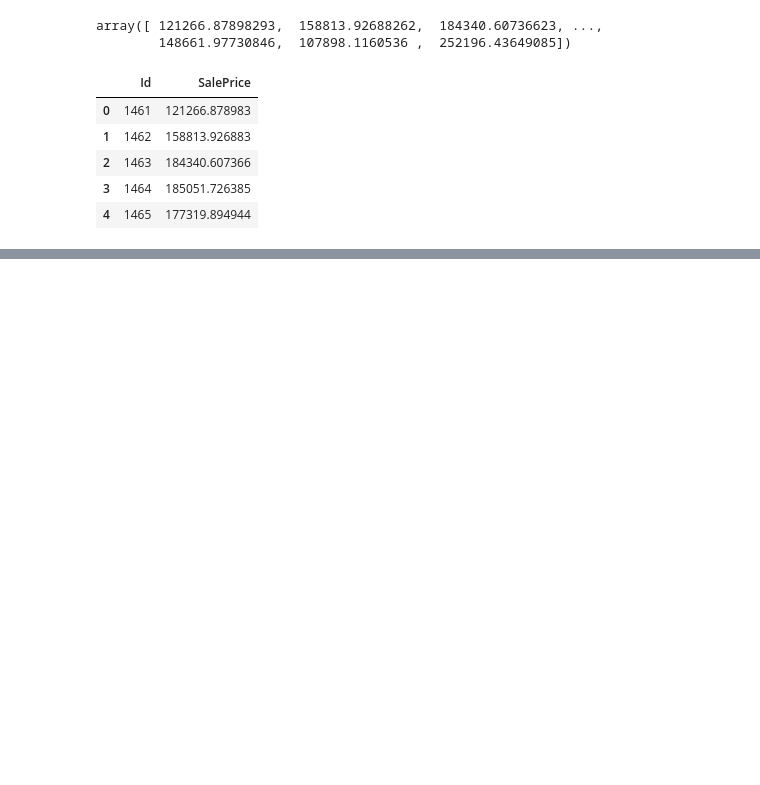
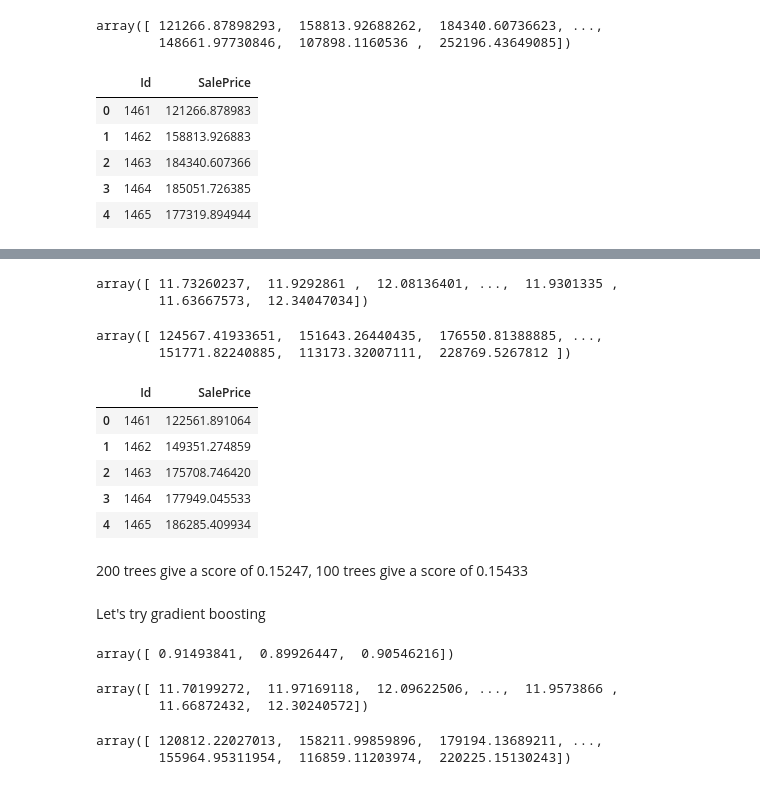
Before and after one commit to sushant2811/KaggleHousingPrices, a Jupyter notebook: KaggleHousingPrices.ipynb, the cells around one changed output, grey strips where cells are left out. Drawn from its saved outputs; the diff is of its cells as text; code cells hidden in the pictures; blank space fills up the shorter version.

Commit message:
Random forest and gradient boosting with cross validation

```diff
--- a/KaggleHousingPrices.ipynb
+++ b/KaggleHousingPrices.ipynb
@@ -2104,0 +2115,4 @@ submission_RFR_simple.to_csv('./predictions/randomForestRegressorMostBasicDropID
+# %%
+RFR = RandomForestRegressor(n_estimators=100, n_jobs = -1)
+RFR.fit(X_train, Y_train)
+cross_val_score(RFR, X_train, Y_train)
@@ -2104,0 +2152,28 @@ submission_RFR_simple.to_csv('./predictions/randomForestRegressorMostBasicDropID
+# %%
+RFR_predict_CV = RFR.predict(X_test)
+# %%
+RFR_predict_CV
+# %% [output]
+array([ 11.73260237,  11.9292861 ,  12.08136401, ...,  11.9301335 ,
+        11.63667573,  12.34047034])
+# %%
+RFR_actual_price_CV = np.exp(RFR_predict_CV)
+# %%
+RFR_actual_price_CV
+# %% [output]
+array([ 124567.41933651,  151643.26440435,  176550.81388885, ...,
+        151771.82240885,  113173.32007111,  228769.5267812 ])
+# %%
+submission_RFR_CV = pd.DataFrame({
+    'Id':test_df_mod2.Id,
+    'SalePrice': RFR_actual_price_CV
+})
+# %%
+submission_RFR_CV.head()
+# %% [output]
+|  | Id | SalePrice |
+| 0 | 1461 | 122561.891064 |
+| 1 | 1462 | 149351.274859 |
+| 2 | 1463 | 175708.746420 |
+| 3 | 1464 | 177949.045533 |
+| 4 | 1465 | 186285.409934 |
@@ -2104,0 +2183,10 @@ submission_RFR_simple.to_csv('./predictions/randomForestRegressorMostBasicDropID
+# %% [markdown]
+200 trees give a score of 0.15247, 100 trees give a score of 0.15433
+# %% [markdown]
+Let's try gradient boosting
+# %%
+GB = GradientBoostingRegressor(n_estimators=200, learning_rate=0.1, subsample=0.75)
+GB.fit(X_train, Y_train)
+cross_val_score(GB, X_train, Y_train)
+# %% [output]
+array([ 0.91493841,  0.89926447,  0.90546216])
@@ -2104,0 +2195,5 @@ submission_RFR_simple.to_csv('./predictions/randomForestRegressorMostBasicDropID
+# %%
+GB_predict_CV
+# %% [output]
+array([ 11.70199272,  11.97169118,  12.09622506, ...,  11.9573866 ,
+        11.66872432,  12.30240572])
@@ -2104,0 +2202,5 @@ submission_RFR_simple.to_csv('./predictions/randomForestRegressorMostBasicDropID
+# %%
+GB_actual_price_CV
+# %% [output]
+array([ 120812.22027013,  158211.99859896,  179194.13689211, ...,
+        155964.95311954,  116859.11203974,  220225.15130243])
```
Also changed, not shown: parts of 13 cells of this notebook.
